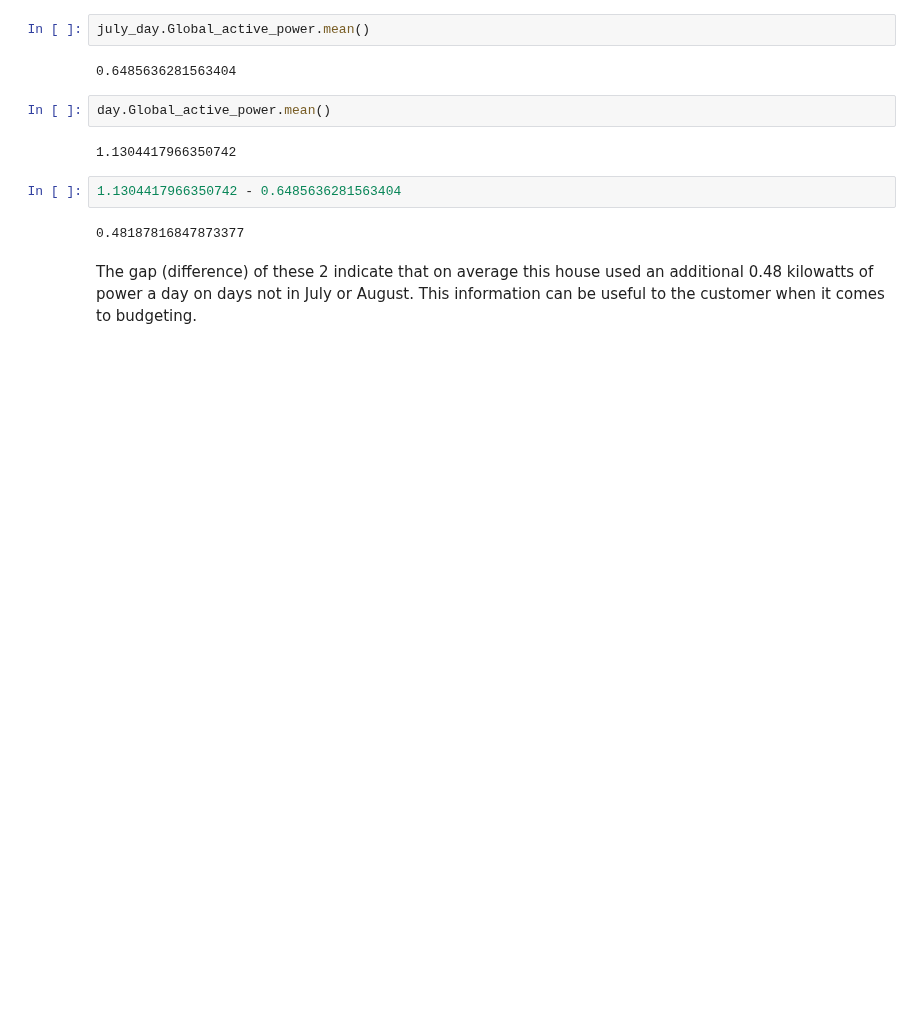
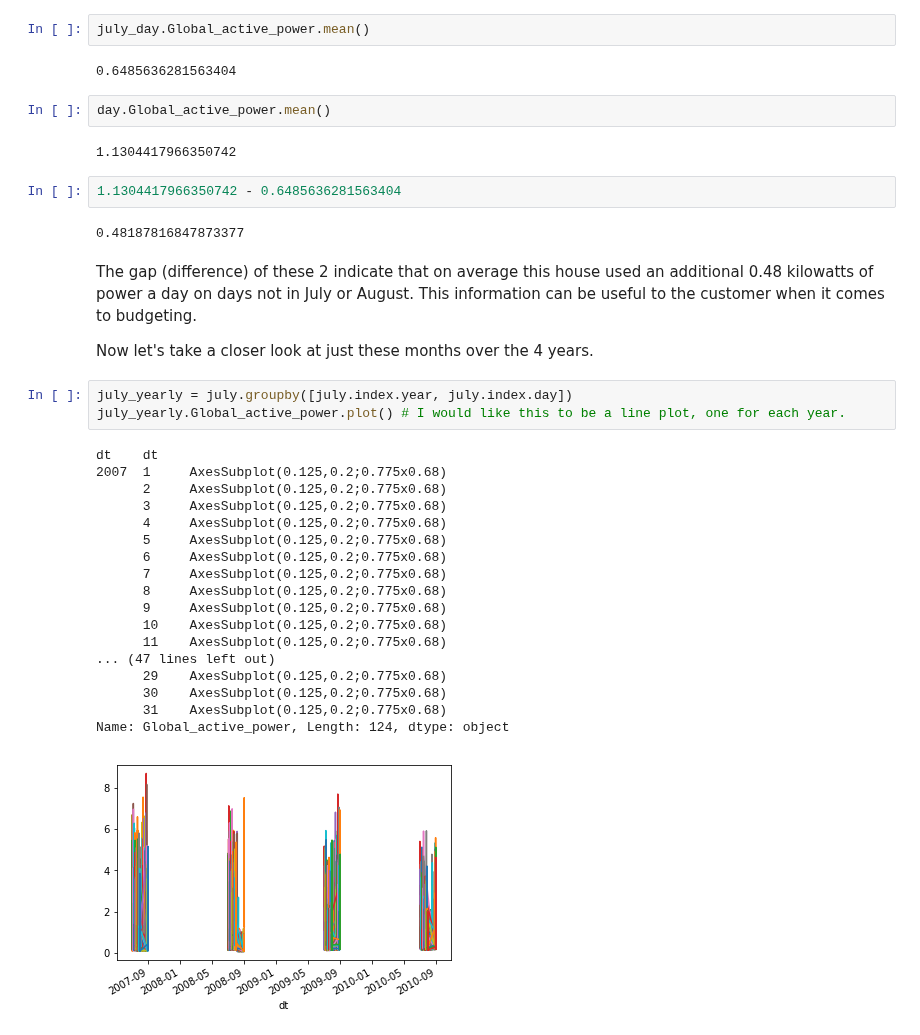
Before and after one commit to mkm29/DataScience, a Jupyter notebook: thinkful/prep/capstone/power_consumption.ipynb, the cells around one changed output. Drawn from its saved outputs; the diff is of its cells as text; blank space fills up the shorter version.

Commit message:
More changes to power consumption capstone.

```diff
--- a/thinkful/prep/capstone/power_consumption.ipynb
+++ b/thinkful/prep/capstone/power_consumption.ipynb
@@ -466,3 +466,27 @@ day.Global_active_power.mean()
 0.48187816847873377
 # %% [markdown]
 The gap (difference) of these 2 indicate that on average this house used an additional 0.48 kilowatts of power a day on days not in July or August. This information can be useful to the customer when it comes to budgeting.
+
+Now let's take a closer look at just these months over the 4 years.
+# %%
+july_yearly = july.groupby([july.index.year, july.index.day])
+july_yearly.Global_active_power.plot() # I would like this to be a line plot, one for each year.
+# %% [output]
+dt    dt
+2007  1     AxesSubplot(0.125,0.2;0.775x0.68)
+      2     AxesSubplot(0.125,0.2;0.775x0.68)
+      3     AxesSubplot(0.125,0.2;0.775x0.68)
+      4     AxesSubplot(0.125,0.2;0.775x0.68)
+      5     AxesSubplot(0.125,0.2;0.775x0.68)
+      6     AxesSubplot(0.125,0.2;0.775x0.68)
+      7     AxesSubplot(0.125,0.2;0.775x0.68)
+      8     AxesSubplot(0.125,0.2;0.775x0.68)
+      9     AxesSubplot(0.125,0.2;0.775x0.68)
+      10    AxesSubplot(0.125,0.2;0.775x0.68)
+      11    AxesSubplot(0.125,0.2;0.775x0.68)
+... (47 lines left out)
+      29    AxesSubplot(0.125,0.2;0.775x0.68)
+      30    AxesSubplot(0.125,0.2;0.775x0.68)
+      31    AxesSubplot(0.125,0.2;0.775x0.68)
+Name: Global_active_power, Length: 124, dtype: object
+[figure, added]
```
Also changed, not shown: parts of 5 cells of this notebook.
